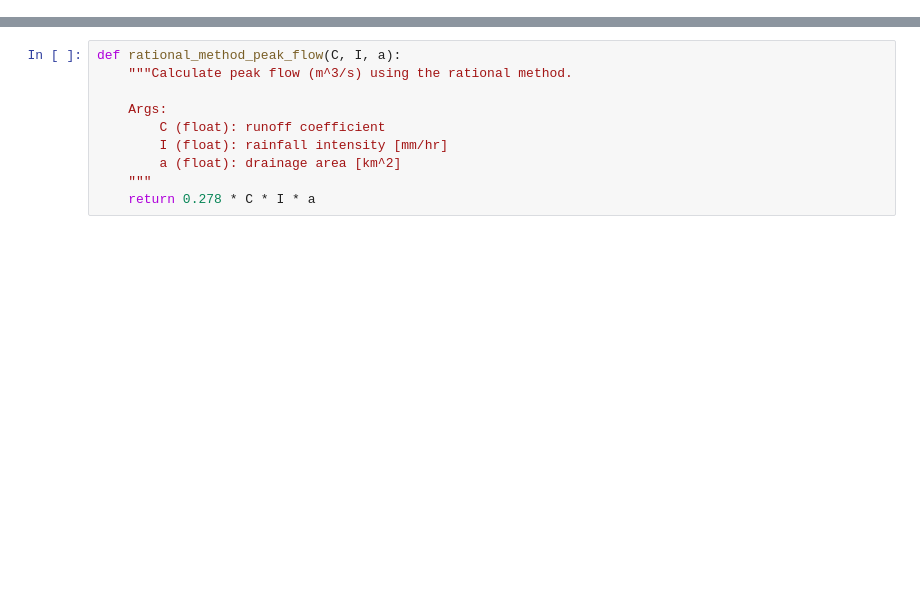
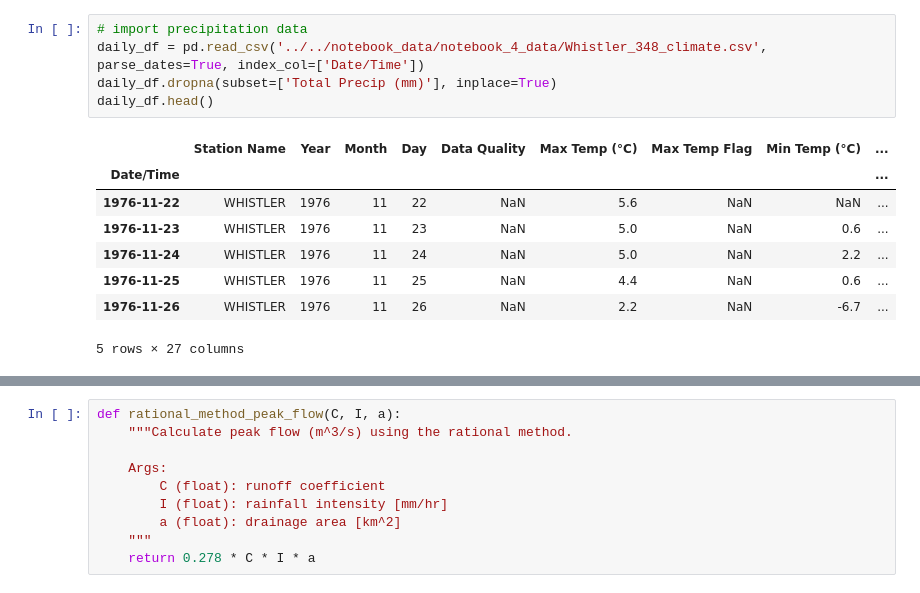
Before and after one commit to dankovacek/Engineering_Hydrology_Notebooks, a Jupyter notebook: content/notebooks/Notebook_4/Notebook_4.ipynb, the cells around one changed output, grey strips where cells are left out. Cells and saved outputs as stored; diff of their text form; blank space fills up the shorter version.

Commit message:
update notebook 4

```diff
--- a/content/notebooks/Notebook_4/Notebook_4.ipynb
+++ b/content/notebooks/Notebook_4/Notebook_4.ipynb
@@ -36,0 +44,14 @@ Loading BokehJS ...
+# %%
+# import precipitation data
+daily_df = pd.read_csv('../../notebook_data/notebook_4_data/Whistler_348_climate.csv', parse_dates=True, index_col=['Date/Time'])
+daily_df.dropna(subset=['Total Precip (mm)'], inplace=True)
+daily_df.head()
+# %% [output]
+|  | Station Name | Year | Month | Day | Data Quality | Max Temp (°C) | Max Temp Flag | Min Temp (°C) | ... |
+| Date/Time |  |  |  |  |  |  |  |  | ... |
+| 1976-11-22 | WHISTLER | 1976 | 11 | 22 | NaN | 5.6 | NaN | NaN | ... |
+| 1976-11-23 | WHISTLER | 1976 | 11 | 23 | NaN | 5.0 | NaN | 0.6 | ... |
+| 1976-11-24 | WHISTLER | 1976 | 11 | 24 | NaN | 5.0 | NaN | 2.2 | ... |
+| 1976-11-25 | WHISTLER | 1976 | 11 | 25 | NaN | 4.4 | NaN | 0.6 | ... |
+| 1976-11-26 | WHISTLER | 1976 | 11 | 26 | NaN | 2.2 | NaN | -6.7 | ... |
+5 rows × 27 columns
```
Also changed, not shown: parts of 116 cells of this notebook, 52 other files.
